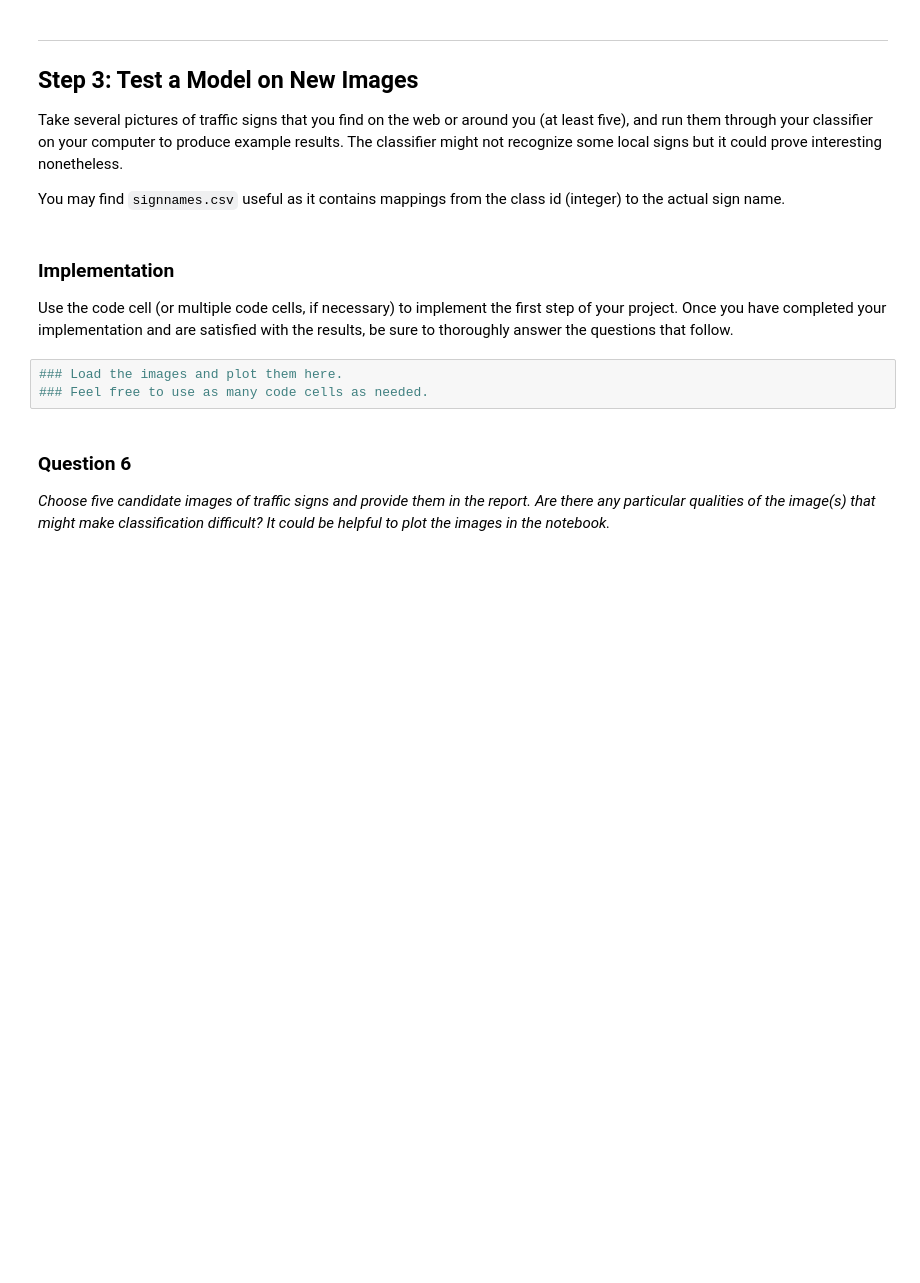
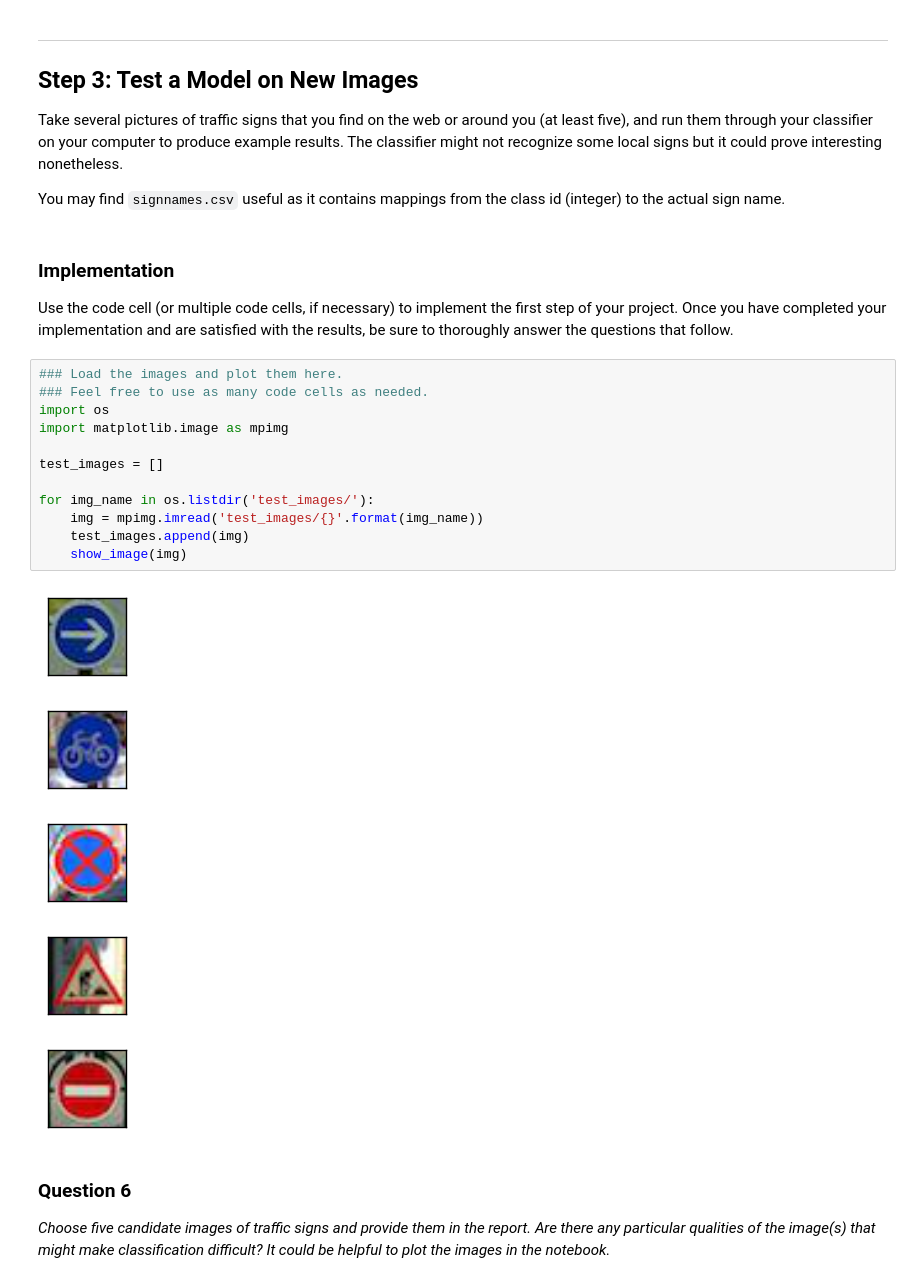
Before and after one commit to SamSamskies/CarND-Traffic-Sign-Classifier-Project, a Jupyter notebook: Traffic_Sign_Classifier.ipynb, the cells around one changed output. Drawn from its saved outputs; the diff is of its cells as text; blank space fills up the shorter version.

```diff
--- a/Traffic_Sign_Classifier.ipynb
+++ b/Traffic_Sign_Classifier.ipynb
@@ -396,6 +395,21 @@ Use the code cell (or multiple code cells, if necessary) to implement the first
 # %%
 ### Load the images and plot them here.
 ### Feel free to use as many code cells as needed.
+import os
+import matplotlib.image as mpimg
+
+test_images = []
+
+for img_name in os.listdir('test_images/'):
+    img = mpimg.imread('test_images/{}'.format(img_name))
+    test_images.append(img)
+    show_image(img)
+# %% [output]
+[figure, added]
+[figure, added]
+[figure, added]
+[figure, added]
+[figure, added]
 # %% [markdown]
 ### Question 6
 
```
Also changed, not shown: parts of 3 cells of this notebook, 5 other files.
